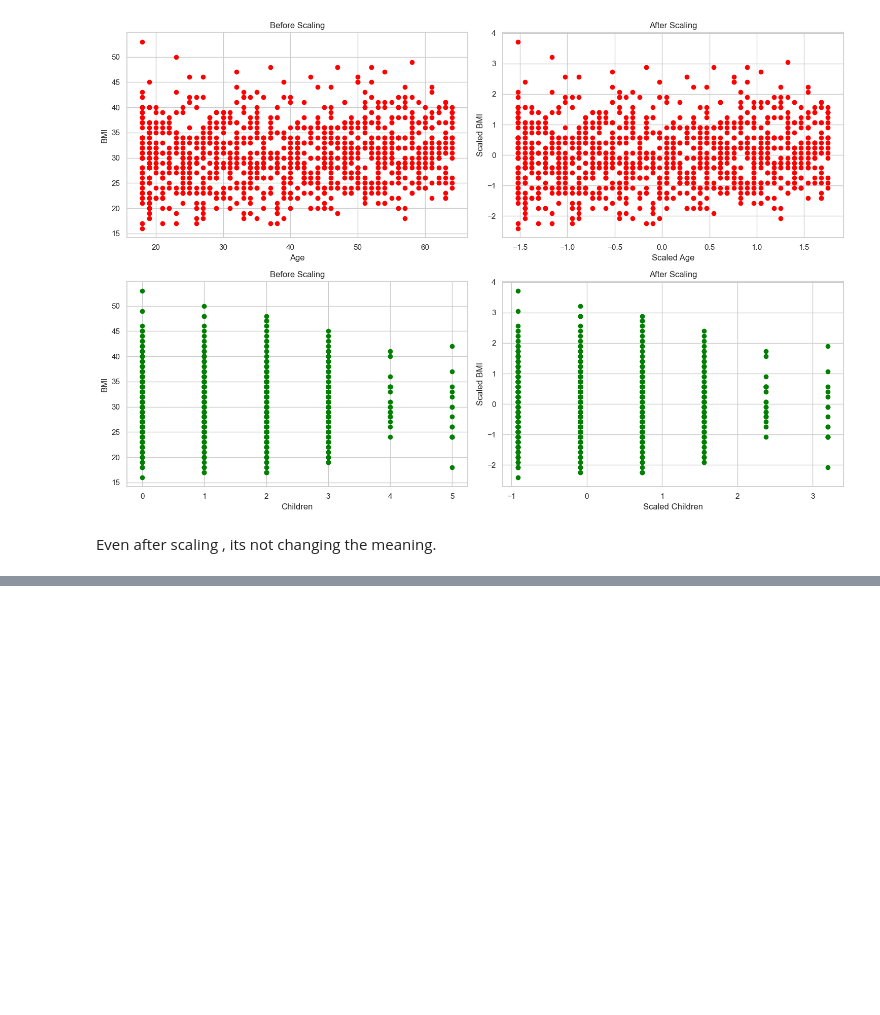
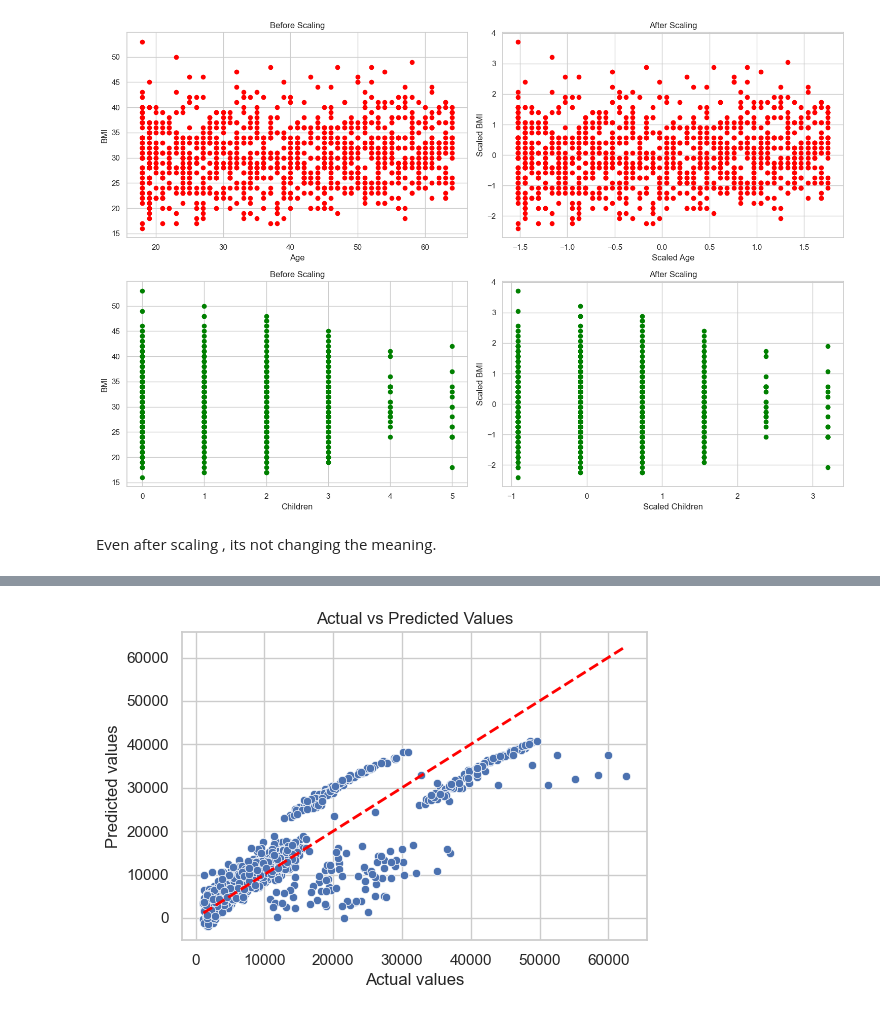
Before and after one commit to SoeRatch/applied-ml, a Jupyter notebook: regression/insurance_price_prediction/notebooks/insurance_price_prediction.ipynb, the cells around one changed output, grey strips where cells are left out. Drawn from its saved outputs; the diff is of its cells as text; code cells hidden in the pictures; blank space fills up the shorter version.

```diff
--- a/regression/insurance_price_prediction/notebooks/insurance_price_prediction.ipynb
+++ b/regression/insurance_price_prediction/notebooks/insurance_price_prediction.ipynb
@@ -355,0 +527,20 @@ Even after scaling , its not changing the meaning.
+# %%
+# Make prediction on the test data
+linear_predictions_tr = linear_pipeline.predict(X_trainP)
+
+# Mean Absolute error
+linear_mae_tr = mean_absolute_error(y_trainP,linear_predictions_tr)
+
+# Mean Squared error
+linear_mse_tr = mean_squared_error(y_trainP,linear_predictions_tr)
+
+# Root Mean Squared error
+linear_rmse_tr = np.sqrt(linear_mse)
+
+# R-Squared (R2) error
+linear_r2_tr = r2_score(y_train,linear_predictions_tr)
+
+print(f'Mean Absolute Error: {linear_mae_tr}')
+print(f'Mean Squared Error: {linear_mse_tr}')
+print(f'Root Mean Squared Error: {linear_rmse_tr}')
+print(f'R-Squared Error: {linear_r2_tr}')
@@ -355,0 +598,11 @@ Even after scaling , its not changing the meaning.
+# %%
+plt.figure(figsize=(6,4))
+sns.scatterplot(x = y_trainP, y = linear_predictions_tr)
+plt.plot([y_trainP.min(),y_trainP.max()],[y_trainP.min(),y_trainP.max()], color = 'red', linestyle='--', linewidth=2, label='Perfect Prediction')
+
+plt.title('Actual vs Predicted Values')
+plt.xlabel('Actual values')
+plt.ylabel('Predicted values')
+plt.show()
+# %% [output]
+[figure, added]
```
Also changed, not shown: parts of 20 cells of this notebook.
